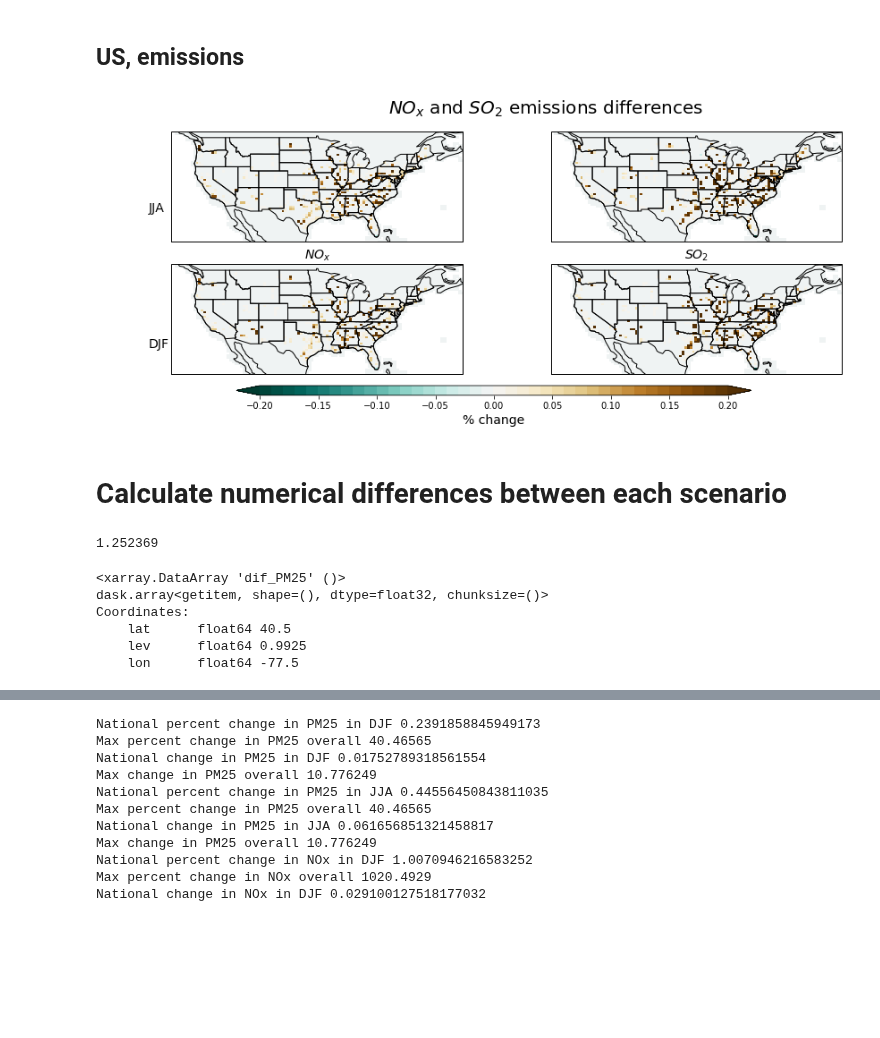
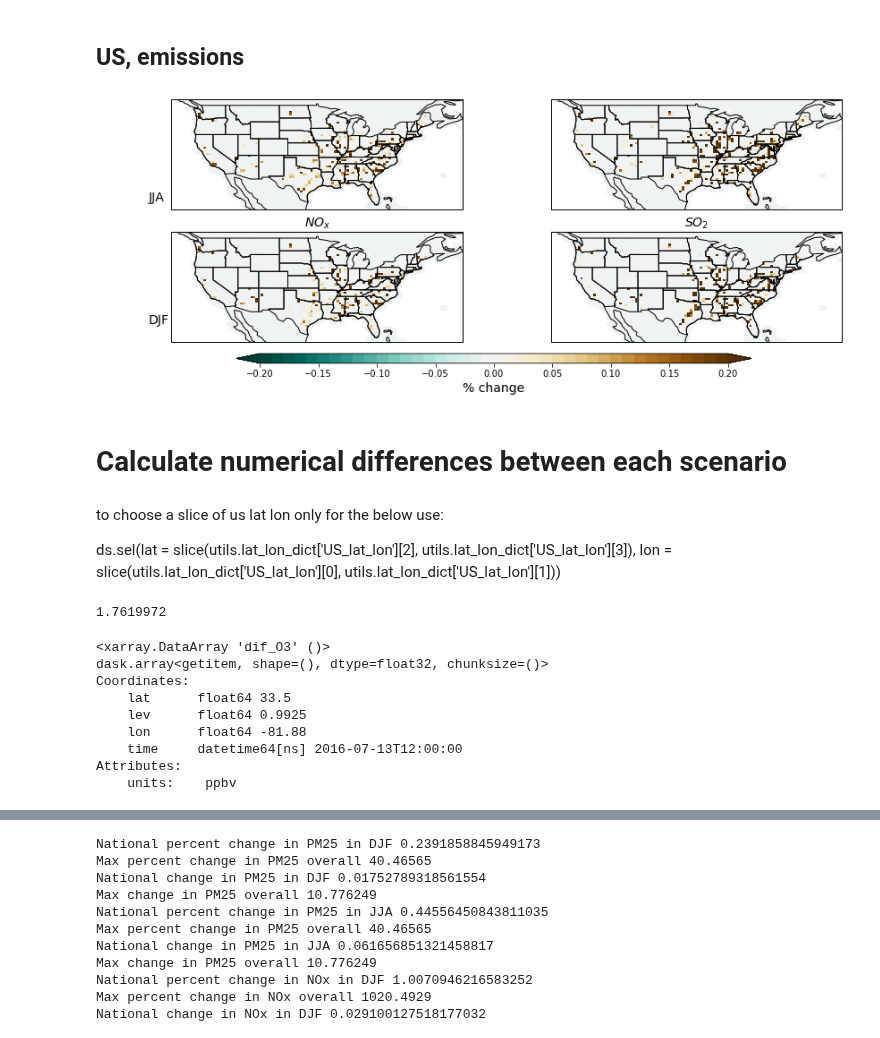
Before and after one commit to lfreese/us-ego, a Jupyter notebook: ego_nonuclear_project/grid-model_normal-nonuc-analysis.ipynb, the cells around one changed output, grey strips where cells are left out. Cells and saved outputs as stored; diff of their text form; code cells hidden in the pictures; blank space fills up the shorter version.

```diff
--- a/ego_nonuclear_project/grid-model_normal-nonuc-analysis.ipynb
+++ b/ego_nonuclear_project/grid-model_normal-nonuc-analysis.ipynb
@@ -140,26 +138,33 @@ TypeError: concentration_plot_seasonal_dif() got an unexpected keyword argument
 # %%
 plotting.plot_percent_emissions_dif(ds_emis.sel(model_name = 'normal'),
                             ds_emis.sel(model_name = 'nonuc'),
                             emissions = ['EmisNOx_Anthro', 'EmisSO2_Anthro'], seasons = ['JJA','DJF'],
                             levels = np.arange(-.2,.21,.01),
                             lat_lon = utils.lat_lon_dict['US_lat_lon'],
                            figsize = [16,5])
-plt.suptitle(r'$NO_x$ and $SO_2$ emissions differences', fontsize = 20, );
-plt.savefig('./Figures/summer_nox_so2_emissions.png', bbox_inches = 'tight', dpi = 150);
+plt.savefig('./Figures/nox_so2_emissions.png', bbox_inches = 'tight', dpi = 150);
 # %% [output]
-[figure, old version]
+[figure, new version]
 # %% [markdown]
 # Calculate numerical differences between each scenario
+# %% [markdown]
+to choose a slice of us lat lon only for the below use:
+
+ds.sel(lat = slice(utils.lat_lon_dict['US_lat_lon'][2], utils.lat_lon_dict['US_lat_lon'][3]),
+       lon = slice(utils.lat_lon_dict['US_lat_lon'][0], utils.lat_lon_dict['US_lat_lon'][1]))
 # %%
 ### find the max difference between summer and winter PM changes
-da = (ds['dif_PM25'].groupby('time.season').mean().sel(season = 'JJA') - ds['dif_PM25'].groupby('time.season').mean().sel(season = 'DJF'))
+da = (ds['dif_O3'])
 print(da.where(da == da.max(), drop = True).squeeze().values)
 da.where(da == da.max(), drop = True).squeeze()
 # %% [output]
-1.252369
+1.7619972
-<xarray.DataArray 'dif_PM25' ()>
+<xarray.DataArray 'dif_O3' ()>
 dask.array<getitem, shape=(), dtype=float32, chunksize=()>
 Coordinates:
-    lat      float64 40.5
+    lat      float64 33.5
     lev      float64 0.9925
-    lon      float64 -77.5
+    lon      float64 -81.88
+    time     datetime64[ns] 2016-07-13T12:00:00
+Attributes:
+    units:    ppbv
```
Also changed, not shown: parts of 3 cells of this notebook, 24 other files.
